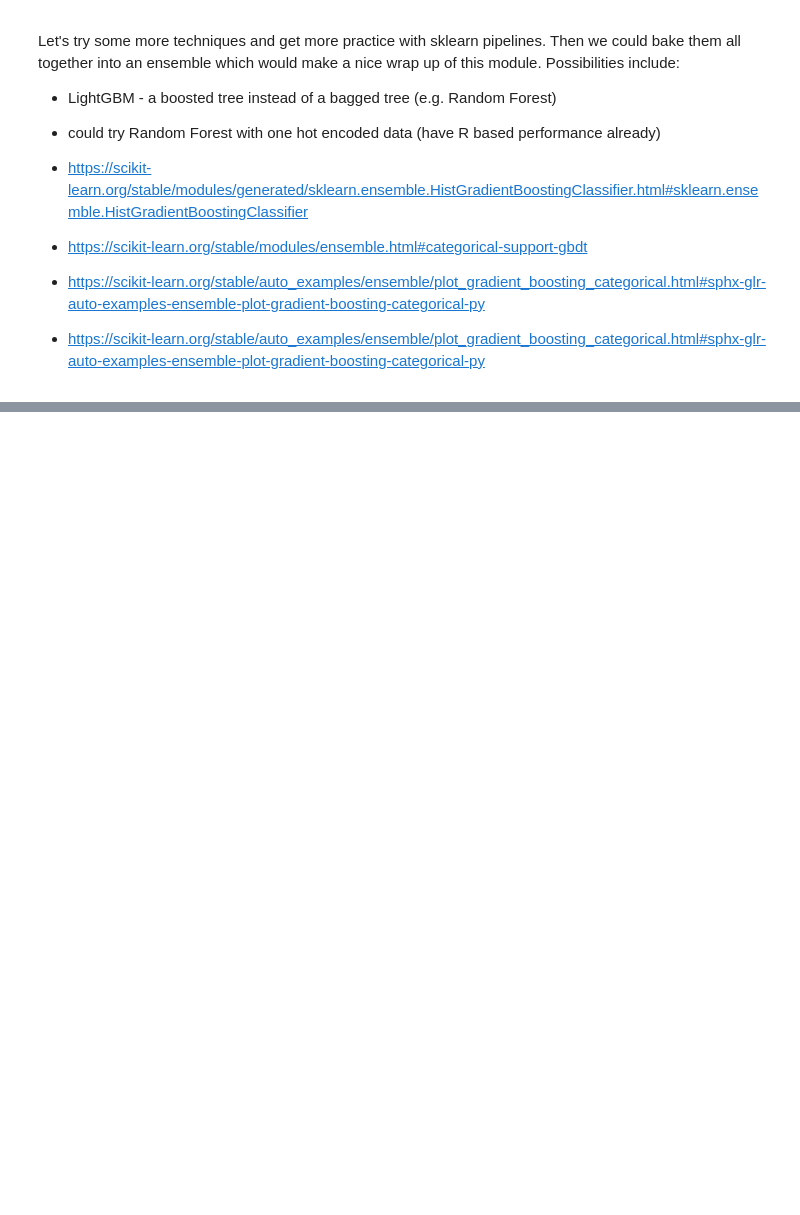
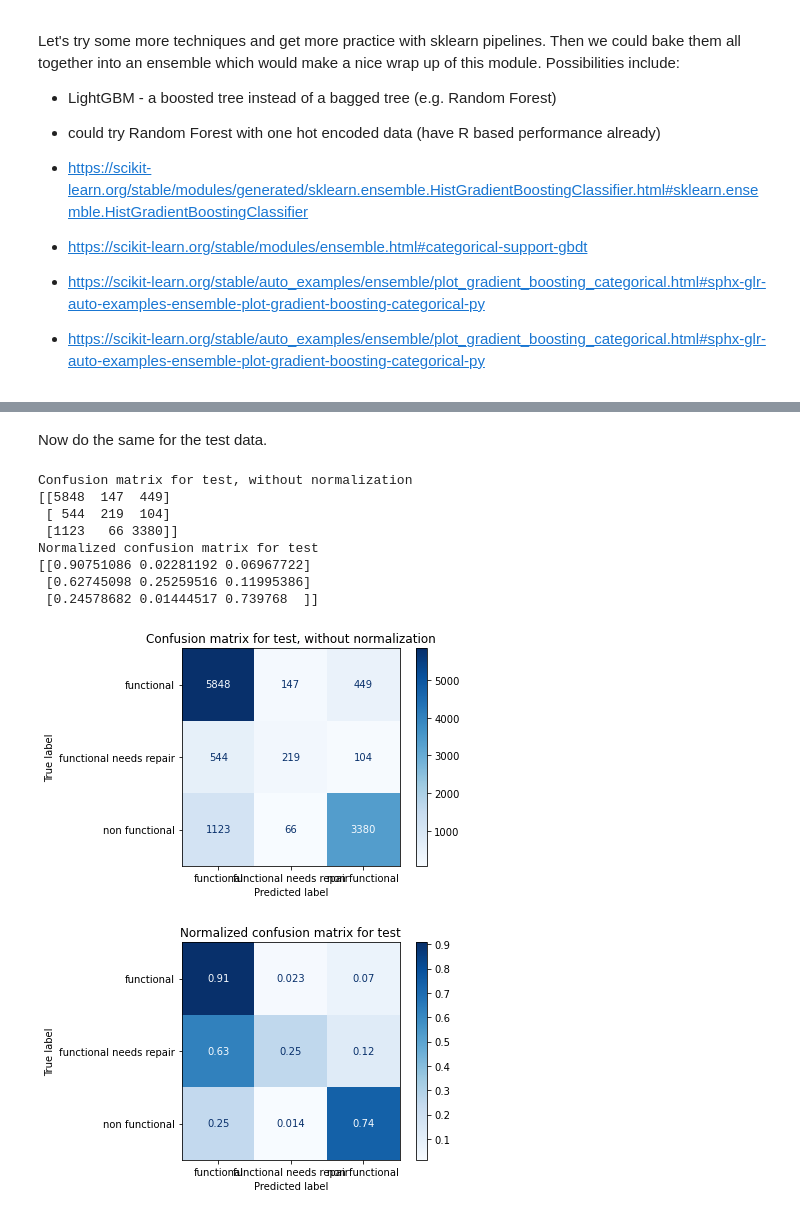
Before and after one commit to misken/aap1_sklearn_ml, a Jupyter notebook: pumpitupsk/model_exploration.ipynb, the cells around one changed output, grey strips where cells are left out. Saved outputs shown, nothing was run; the diff lists cells and outputs as text; code cells hidden in the pictures; blank space fills up the shorter version.

```diff
--- a/pumpitupsk/model_exploration.ipynb
+++ b/pumpitupsk/model_exploration.ipynb
@@ -877,0 +809,30 @@ clf_hgbc['classifier'].classes_
+# %% [markdown]
+Now do the same for the test data.
+# %%
+titles_options = [("Confusion matrix for test, without normalization", None),
+                  ("Normalized confusion matrix for test", 'true')]
+
+class_names = clf_rf['classifier'].classes_
+
+for title, normalize in titles_options:
+    disp = plot_confusion_matrix(clf_rf, X_test, y_test,
+                                 display_labels=class_names,
+                                 cmap=plt.cm.Blues,
+                                 normalize=normalize)
+    disp.ax_.set_title(title)
+
+    print(title)
+    print(disp.confusion_matrix)
+
+plt.show()
+# %% [output]
+Confusion matrix for test, without normalization
+[[5848  147  449]
+ [ 544  219  104]
+ [1123   66 3380]]
+Normalized confusion matrix for test
+[[0.90751086 0.02281192 0.06967722]
+ [0.62745098 0.25259516 0.11995386]
+ [0.24578682 0.01444517 0.739768  ]]
+[figure, added]
+[figure, added]
```
Also changed, not shown: parts of 107 cells of this notebook, 2 other files.
